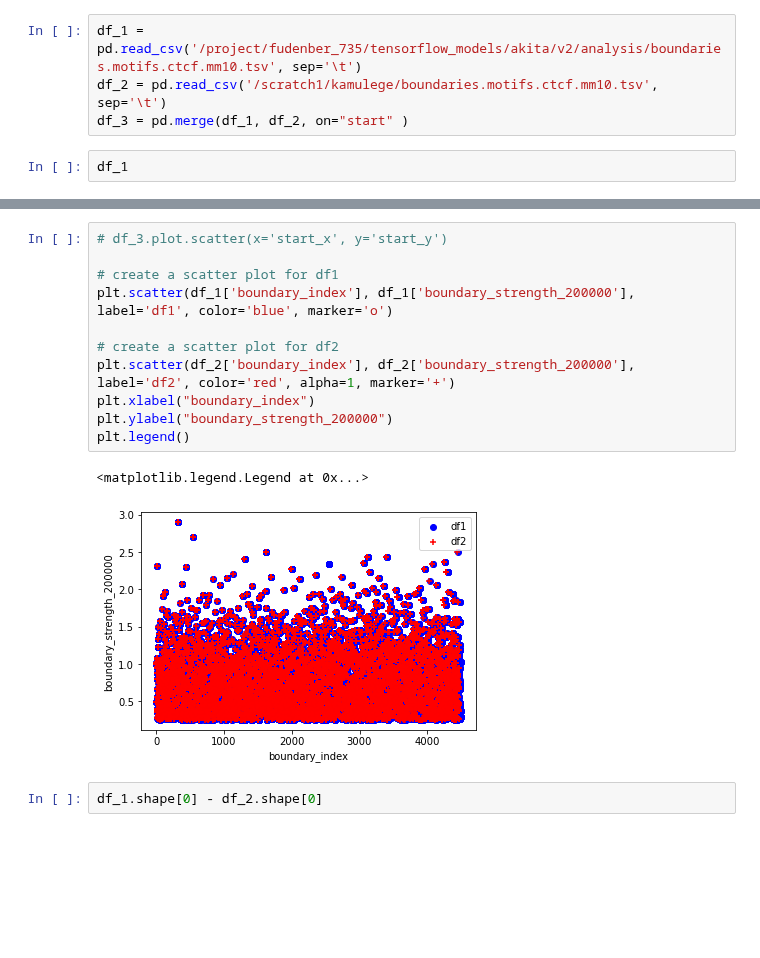
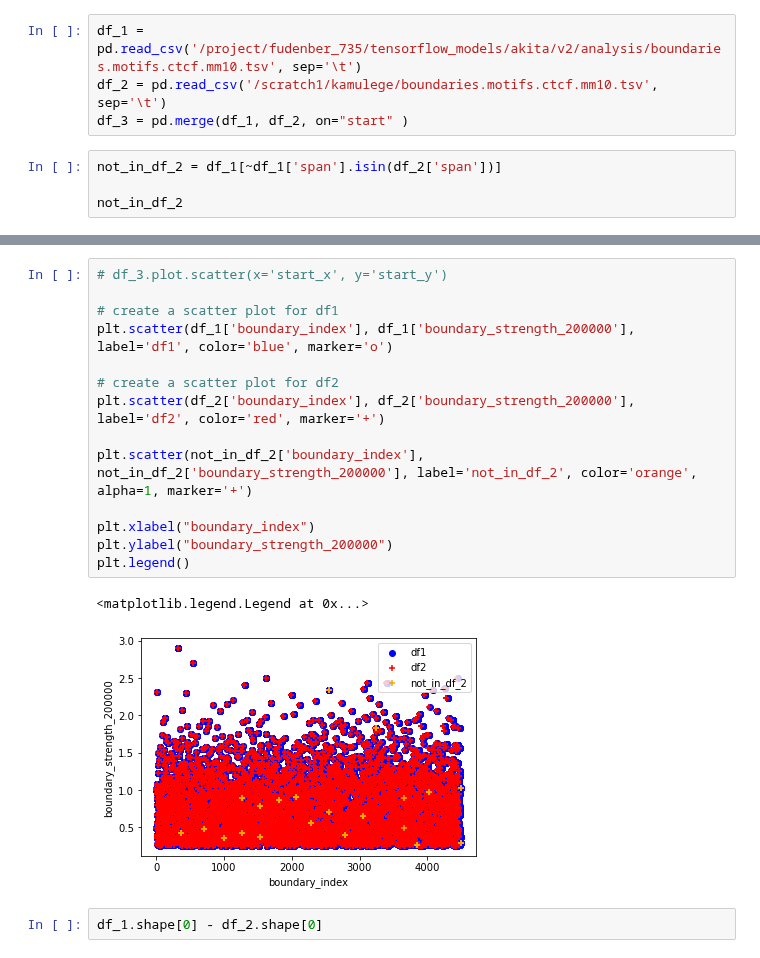
Before and after one commit to Fudenberg-Research-Group/akita_utils, a Jupyter notebook: bin/insert_experiments/analysis/CTCF_motif_deletion_vs_insertion.ipynb, the cells around one changed output, grey strips where cells are left out. Saved outputs shown, nothing was run; the diff lists cells and outputs as text; blank space fills up the shorter version.

```diff
--- a/bin/insert_experiments/analysis/CTCF_motif_deletion_vs_insertion.ipynb
+++ b/bin/insert_experiments/analysis/CTCF_motif_deletion_vs_insertion.ipynb
@@ -304,6 +305,8 @@ df_1 = pd.read_csv('/project/fudenber_735/tensorflow_models/akita/v2/analysis/bo
 df_2 = pd.read_csv('/scratch1/kamulege/boundaries.motifs.ctcf.mm10.tsv', sep='\t')
 df_3 = pd.merge(df_1, df_2, on="start" )
 # %%
-df_1
+not_in_df_2 = df_1[~df_1['span'].isin(df_2['span'])]
+
+not_in_df_2
 # %% [output]
 |  | chrom | start | end | span | score_2 | strand_2 | num_ctcf | log2_insulation_score_200000 | ... |
@@ -322,17 +325,20 @@ df_1
 # %%
 # df_3.plot.scatter(x='start_x', y='start_y')
 
 # create a scatter plot for df1
 plt.scatter(df_1['boundary_index'], df_1['boundary_strength_200000'], label='df1', color='blue', marker='o')
 
 # create a scatter plot for df2
-plt.scatter(df_2['boundary_index'], df_2['boundary_strength_200000'], label='df2', color='red', alpha=1, marker='+')
+plt.scatter(df_2['boundary_index'], df_2['boundary_strength_200000'], label='df2', color='red', marker='+')
+
+plt.scatter(not_in_df_2['boundary_index'], not_in_df_2['boundary_strength_200000'], label='not_in_df_2', color='orange', alpha=1, marker='+')
+
 plt.xlabel("boundary_index")
 plt.ylabel("boundary_strength_200000")
 plt.legend()
 # %% [output]
 <matplotlib.legend.Legend at 0x...>
-[figure, old version]
+[figure, new version]
 # %%
 df_1.shape[0] - df_2.shape[0]
 # %% [output]
```
Also changed, not shown: parts of 3 cells of this notebook.
